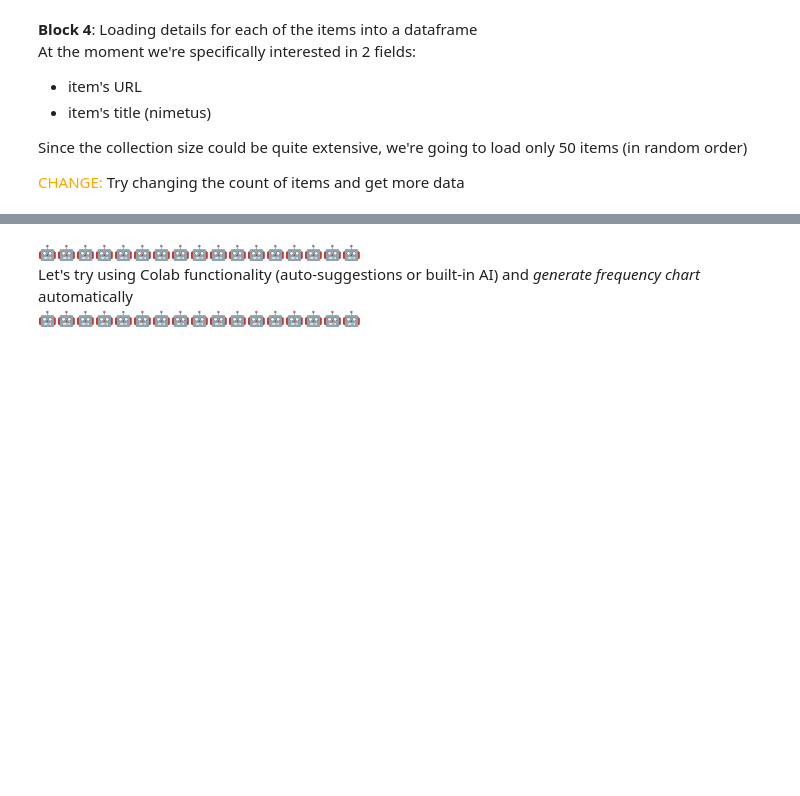
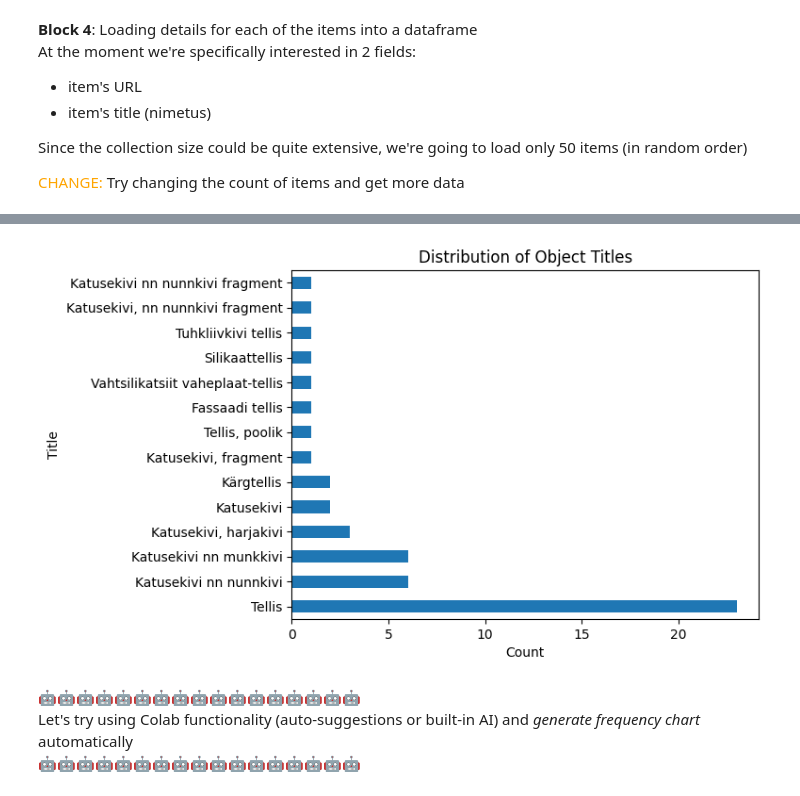
Before and after one commit to olexandr7/erm_workshop, a Jupyter notebook: ERM_workshop_1.ipynb, the cells around one changed output, grey strips where cells are left out. Saved outputs shown, nothing was run; the diff lists cells and outputs as text; code cells hidden in the pictures; blank space fills up the shorter version.

```diff
--- a/ERM_workshop_1.ipynb
+++ b/ERM_workshop_1.ipynb
@@ -65,11 +96,12 @@ https://www.muis.ee/catalogue:kogu/93619-849
 <br>  <font color='orange'>CHANGE:</font> Try changing URL to a different MuIS collection
 # %%
 g = Graph()
+g1 = Graph()
 collectionitemslist = []
 
 # Parse in an RDF file
 g.parse("http://www.muis.ee/rdf/collection/849")    #<---CHANGE: could be changed to any collection from MuIS
-
+g1.parse("http://www.muis.ee/rdf/collection/837")    #<---CHANGE: could be changed to any collection from MuIS
 #----------------------------------------------------------
 #http://www.muis.ee/rdf/collection/837  #Tallinn city museum - textile collection/tekstiil
 #http://www.muis.ee/rdf/collection/849  #Tallinn city museum - bricks collection/tellised
@@ -80,6 +112,9 @@ g.parse("http://www.muis.ee/rdf/collection/849")    #<---CHANGE: could be change
 for s, p, o in g:
     if "P46_is_composed_of" in p: collectionitemslist.append(o)
 
+for s, p, o in g1:
+    if "P46_is_composed_of" in p: collectionitemslist.append(o)
+
 #counting items within the list
 count = 0
 for items in collectionitemslist:
@@ -124,3 +197,14 @@ df
+# %%
+# @title Distribution of Object Titles
+
+import matplotlib.pyplot as plt
+
+df['Title'].value_counts().plot(kind='barh')
+plt.xlabel('Count')
+plt.ylabel('Title')
+_ = plt.title('Distribution of Object Titles')
+# %% [output]
+[figure, added]
 # %% [markdown]
 🤖🤖🤖🤖🤖🤖🤖🤖🤖🤖🤖🤖🤖🤖🤖🤖🤖
 <br>
```
Also changed, not shown: parts of 13 cells of this notebook.
